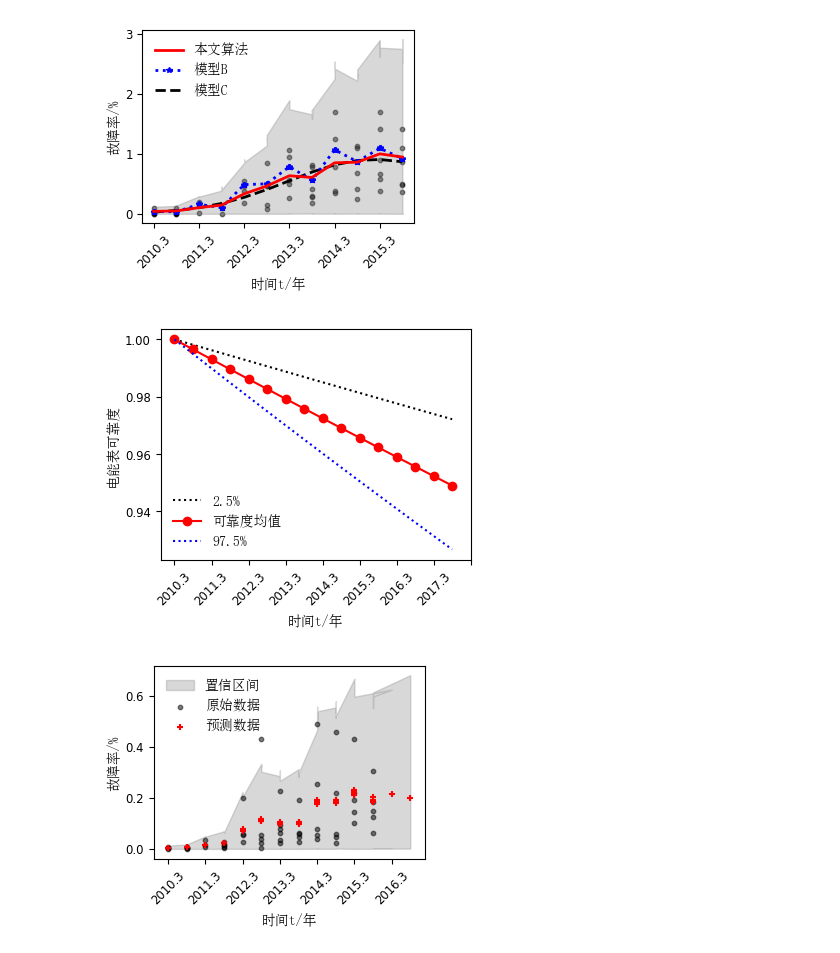
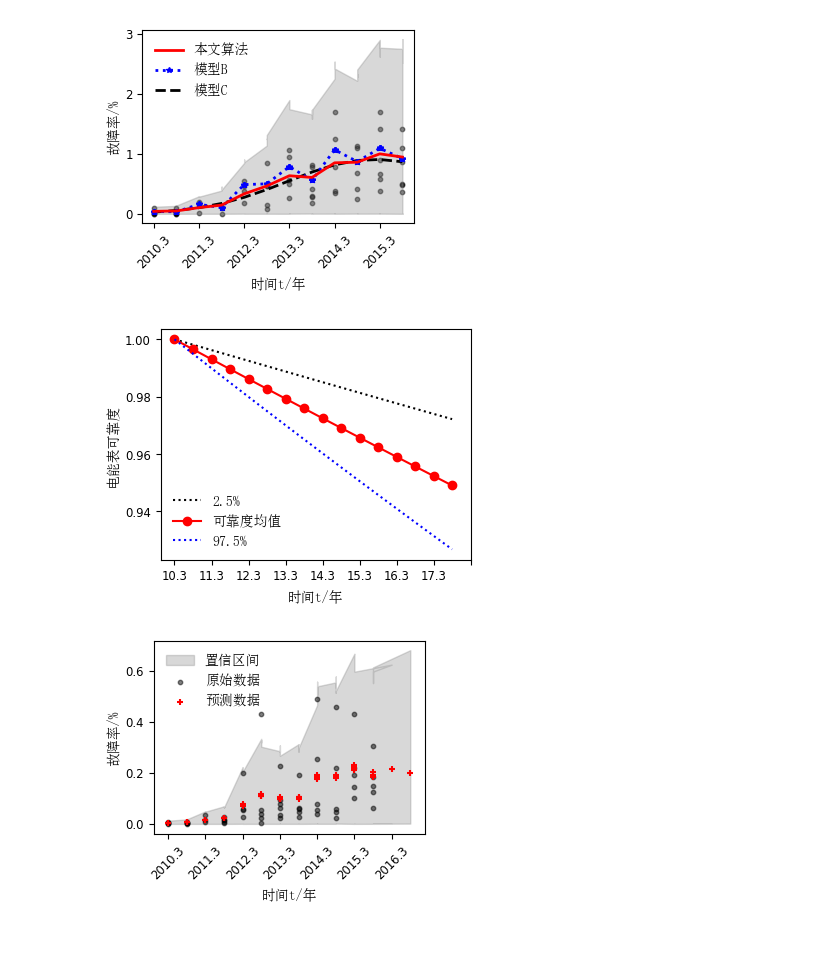
Before and after one commit to Qiuchumo/QW_reliable, a Jupyter notebook: EI/Picture/Pig_EI.ipynb, the cells around one changed output. Drawn from its saved outputs; the diff is of its cells as text; code cells hidden in the pictures.

```diff
--- a/EI/Picture/Pig_EI.ipynb
+++ b/EI/Picture/Pig_EI.ipynb
@@ -375,29 +375,29 @@ plt.show()
 # %%
 # 可靠度计算，beta_mu要除以100还原
 font1 ={'family': 'times new roman', 'weight':'light', 'size': 12}
 R11 = np.loadtxt('R11_reliable.csv',delimiter = ',')
 R22 = np.loadtxt('R22_reliable.csv',delimiter = ',')
 R33 = np.loadtxt('R33_reliable.csv',delimiter = ',')
 
 t = np.arange(0, 16, 1)
 fig = plt.figure(figsize=(4, 3))
 ax = plt.subplot(1, 1, 1)
 plt.plot(t, R22, 'k:', t, R11, 'ro-', t, R33, 'b:')
 # ax.set_xticklabels(['2016', '2010', '2011', '2012', '2013', '2014', '2015', '2016', '2017'], fontsize='small')
 # ax.set_xlim(-0.5, 12.5)
 ax.set_xticks(np.linspace(0,16,9))
-ax.set_xticklabels(['2010.3',  '2011.3', '2012.3', '2013.3',  '2014.3',  '2015.3',  '2016.3',  '2017.3'],rotation=45, fontsize='small')
+ax.set_xticklabels(['10.3',  '11.3', '12.3', '13.3',  '14.3',  '15.3',  '16.3',  '17.3'], fontsize='small')
 
 plt.yticks(fontsize='small')
 plt.xticks(fontsize='small')
 # plt.legend([Company_names[0]], loc='upper left', frameon=False, fontsize='small')
 ax.legend([u'2.5%',u'可靠度均值',u'97.5%'], loc='lower left',frameon=False, fontsize='small', prop=font)
 plt.xlabel(u"时间t/年", fontsize=14, fontproperties=font)
 plt.ylabel(u"电能表可靠度", fontsize=14, fontproperties=font)
 # plt.savefig('E:\\Code\\Bayescode\\QW_reliable\\EI\\Picture\\Reliability.png', dpi = 200, bbox_inches='tight')
 plt.show()
 # %% [output]
-[figure, old version]
+[figure, new version]
 # %%
 # 后验。第7年数据,貌似没法进行第7年的预测
 data_cs = pd.read_csv('XZnozero_12_stop_stor_pred.csv')
```
Also changed, not shown: parts of 2 cells of this notebook, 49 other files.
